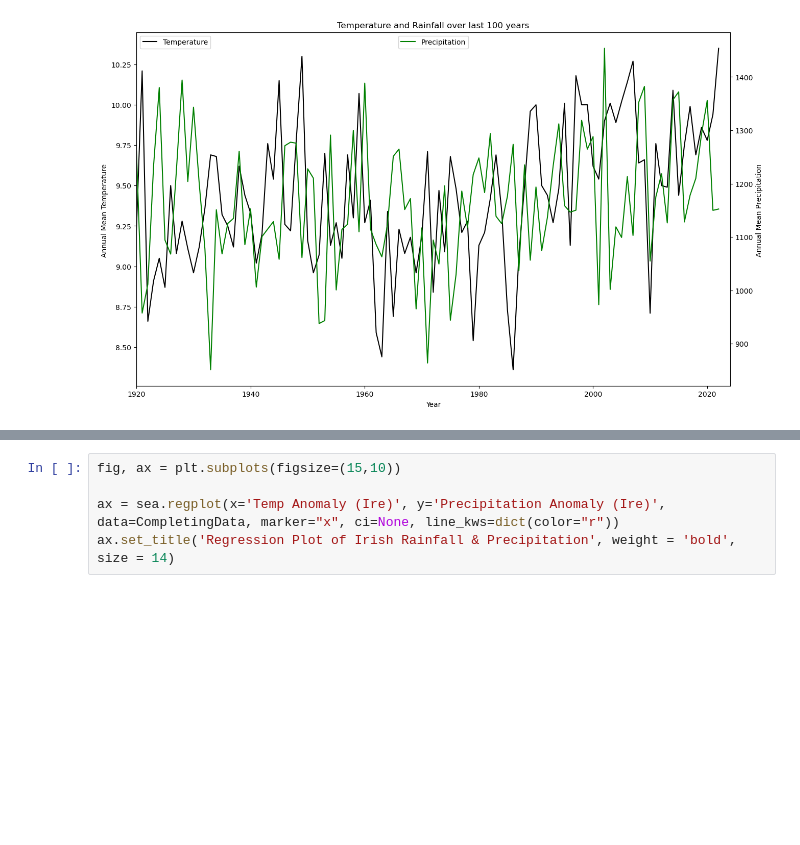
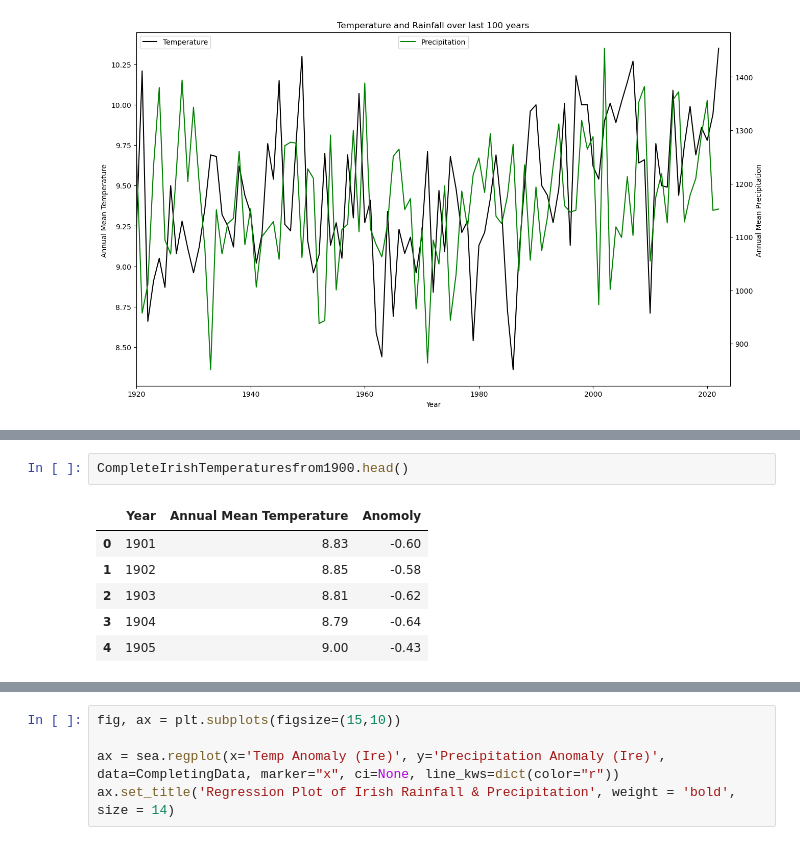
Before and after one commit to rebeccaf1918/Programming-for-Da-Project2, a Jupyter notebook: Project.ipynb, the cells around one changed output, grey strips where cells are left out. Saved outputs shown, nothing was run; the diff lists cells and outputs as text; blank space fills up the shorter version.

```diff
--- a/Project.ipynb
+++ b/Project.ipynb
@@ -493,0 +515,9 @@ plt.legend(loc='upper center')
+# %%
+CompleteIrishTemperaturesfrom1900.head()
+# %% [output]
+|  | Year | Annual Mean Temperature | Anomoly |
+| 0 | 1901 | 8.83 | -0.60 |
+| 1 | 1902 | 8.85 | -0.58 |
+| 2 | 1903 | 8.81 | -0.62 |
+| 3 | 1904 | 8.79 | -0.64 |
+| 4 | 1905 | 9.00 | -0.43 |
```
Also changed, not shown: parts of 9 cells of this notebook, 1 other file.
